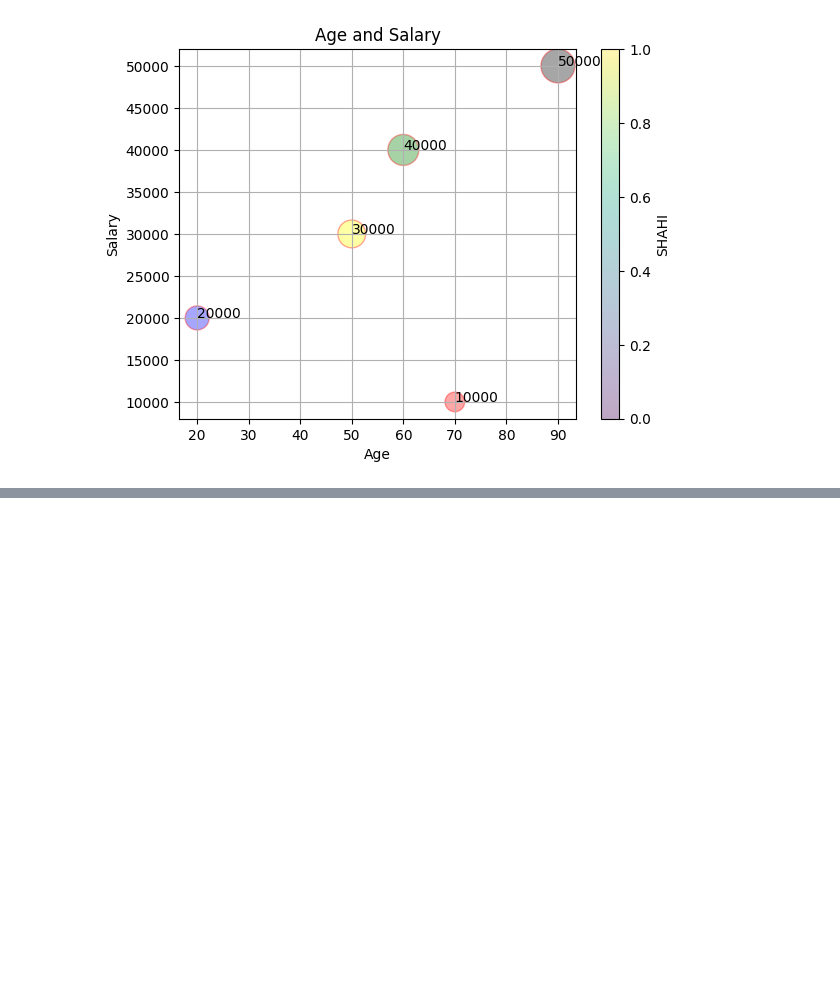
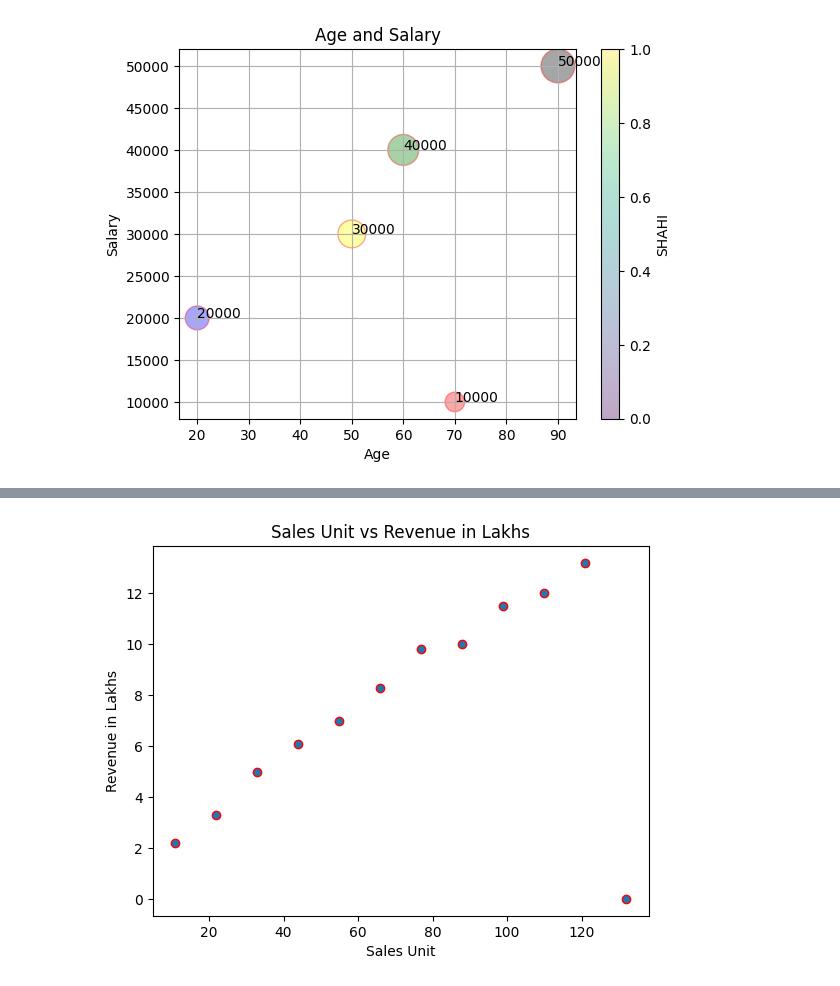
Before and after one commit to Ujjawal19Shahi/AI-in-Data-Science, a Jupyter notebook: MODULE_3.ipynb, the cells around one changed output, grey strips where cells are left out. Drawn from its saved outputs; the diff is of its cells as text; code cells hidden in the pictures; blank space fills up the shorter version.

```diff
--- a/MODULE_3.ipynb
+++ b/MODULE_3.ipynb
@@ -159,0 +201,12 @@ plt.show()
+# %%
+# Extract data from the 'sale' dictionary
+sales_unit_data = sale["Sales_Unit"]
+revenue_in_lakhs_data = sale["Revenue_in_lakhs"]
+scatter_plot = plt.scatter(sales_unit_data, revenue_in_lakhs_data,edgecolors="red")
+plt.title("Sales Unit vs Revenue in Lakhs")
+plt.xlabel("Sales Unit")
+plt.ylabel("Revenue in Lakhs")
+#plt.grid(True)
+plt.show()
+# %% [output]
+[figure, added]
```
Also changed, not shown: parts of 3 cells of this notebook.
